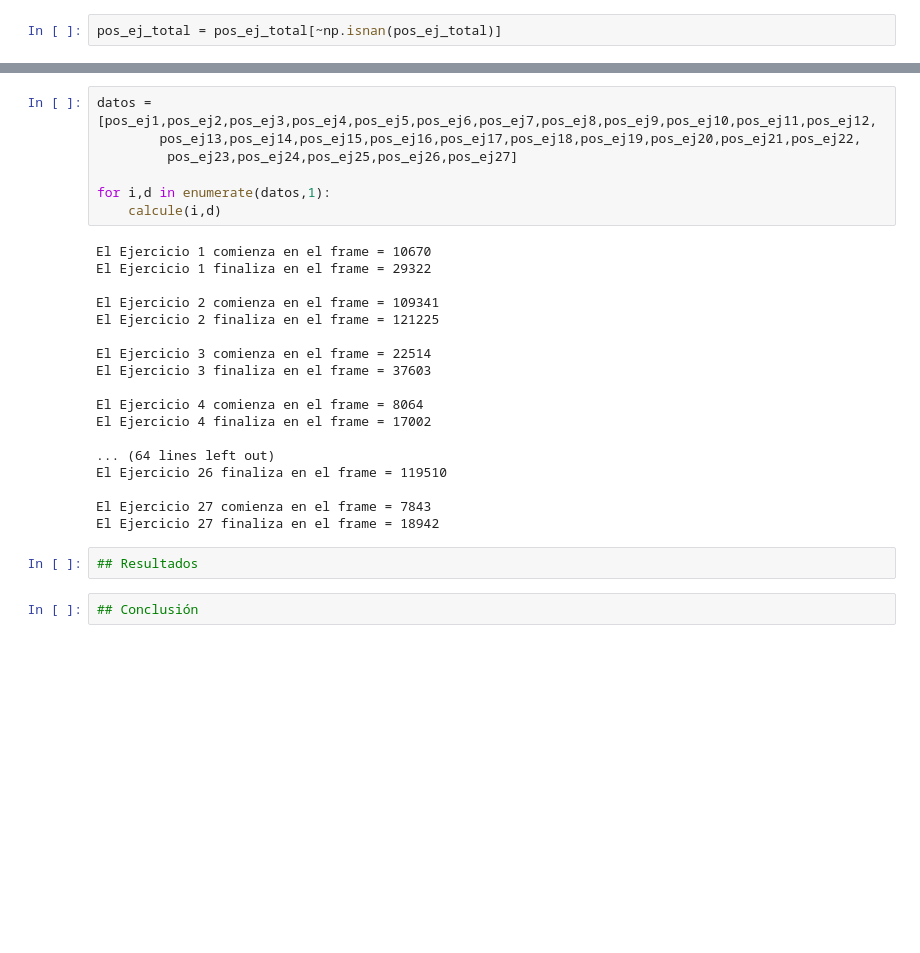
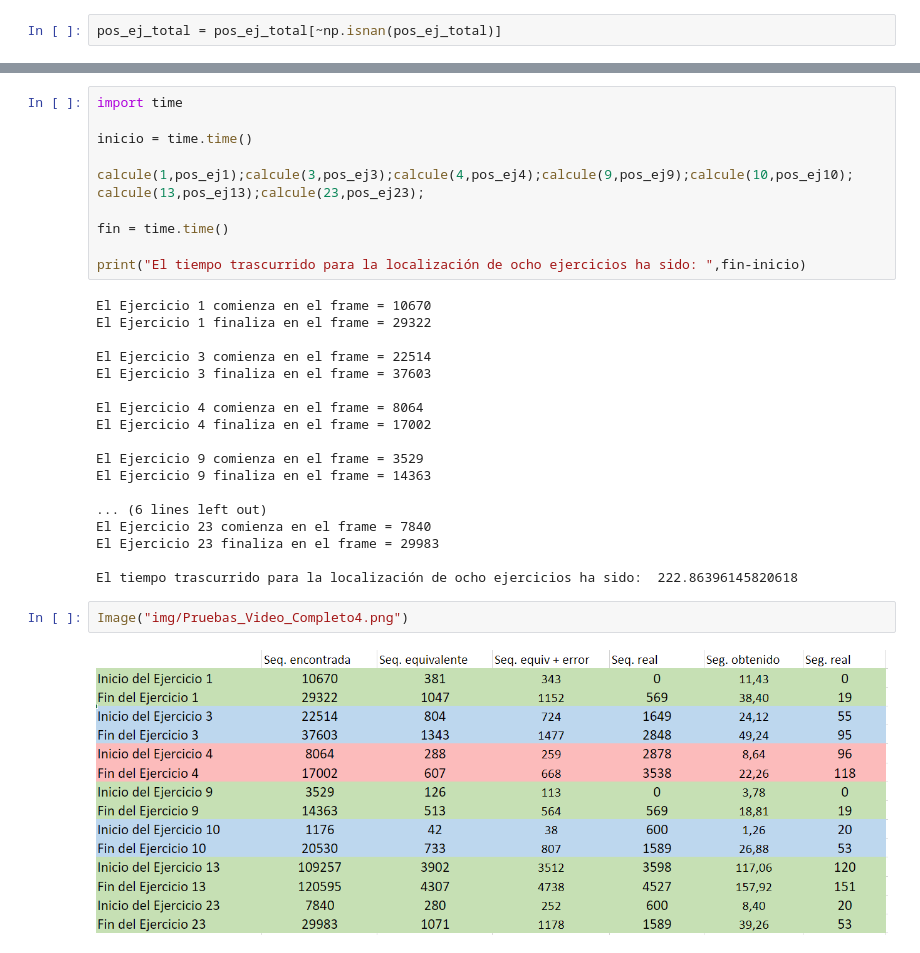
Before and after one commit to lnc1002/TFG-Evaluacion-Ejercicios-Rehabilitacion, a Jupyter notebook: src/pruebas/C10_Resultados_finales.ipynb, the cells around one changed output, grey strips where cells are left out. Cells and saved outputs as stored; diff of their text form; blank space fills up the shorter version.

```diff
--- a/src/pruebas/C10_Resultados_finales.ipynb
+++ b/src/pruebas/C10_Resultados_finales.ipynb
@@ -527,17 +263,18 @@ Ejercicio 27:  20790
 Ejercicio completo:  126000
 # %%
-datos = [pos_ej1,pos_ej2,pos_ej3,pos_ej4,pos_ej5,pos_ej6,pos_ej7,pos_ej8,pos_ej9,pos_ej10,pos_ej11,pos_ej12,
-        pos_ej13,pos_ej14,pos_ej15,pos_ej16,pos_ej17,pos_ej18,pos_ej19,pos_ej20,pos_ej21,pos_ej22,
-         pos_ej23,pos_ej24,pos_ej25,pos_ej26,pos_ej27]
+import time
 
-for i,d in enumerate(datos,1):
-    calcule(i,d)
+inicio = time.time()
+
+calcule(1,pos_ej1);calcule(3,pos_ej3);calcule(4,pos_ej4);calcule(9,pos_ej9);calcule(10,pos_ej10);
+calcule(13,pos_ej13);calcule(23,pos_ej23);
+
+fin = time.time()
+
+print("El tiempo trascurrido para la localización de ocho ejercicios ha sido: ",fin-inicio)
 # %% [output]
 El Ejercicio 1 comienza en el frame = 10670
 El Ejercicio 1 finaliza en el frame = 29322
-
-El Ejercicio 2 comienza en el frame = 109341
-El Ejercicio 2 finaliza en el frame = 121225
 
 El Ejercicio 3 comienza en el frame = 22514
 El Ejercicio 3 finaliza en el frame = 37603
@@ -545,12 +282,15 @@ El Ejercicio 3 finaliza en el frame = 37603
 El Ejercicio 4 comienza en el frame = 8064
 El Ejercicio 4 finaliza en el frame = 17002
 
-... (64 lines left out)
-El Ejercicio 26 finaliza en el frame = 119510
+El Ejercicio 9 comienza en el frame = 3529
+El Ejercicio 9 finaliza en el frame = 14363
 
-El Ejercicio 27 comienza en el frame = 7843
-El Ejercicio 27 finaliza en el frame = 18942
+... (6 lines left out)
+El Ejercicio 23 comienza en el frame = 7840
+El Ejercicio 23 finaliza en el frame = 29983
+
+El tiempo trascurrido para la localización de ocho ejercicios ha sido:  222.86396145820618
-# %%
-## Resultados
-# %%
-## Conclusión
+# %%
+Image("img/Pruebas_Video_Completo4.png")
+# %% [output]
+[figure, added]
```
Also changed, not shown: parts of 35 cells of this notebook, 11 other files.
